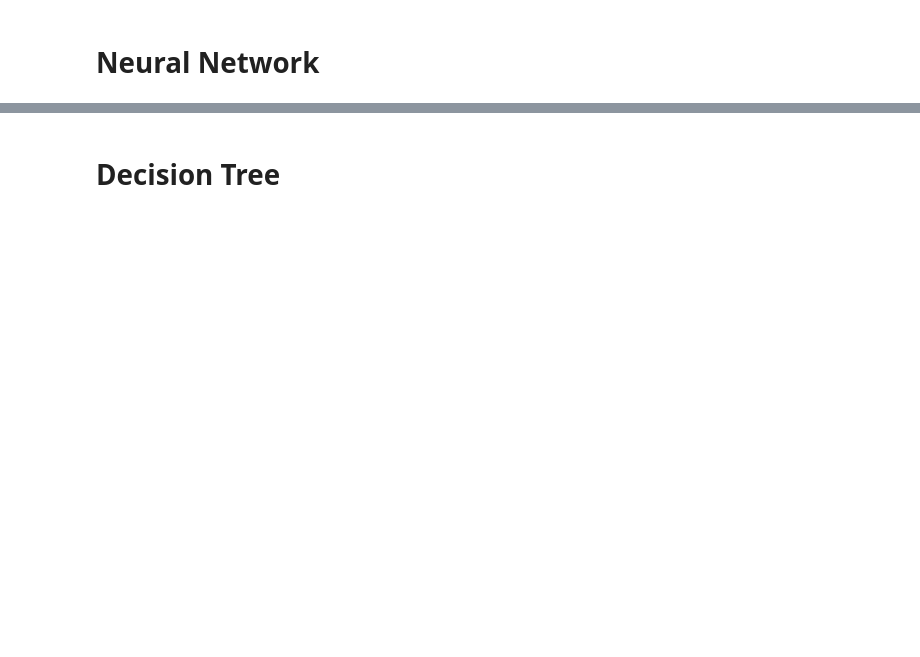
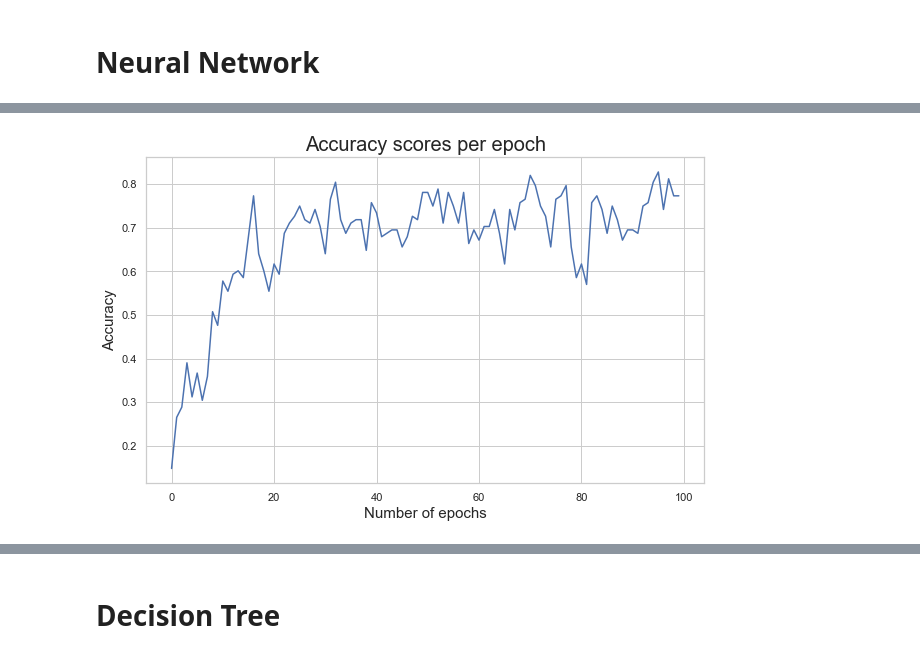
Before and after one commit to HubertWojcik10/machine_learning_project, a Jupyter notebook: main.ipynb, the cells around one changed output, grey strips where cells are left out. Drawn from its saved outputs; the diff is of its cells as text; code cells hidden in the pictures; blank space fills up the shorter version.

```diff
--- a/main.ipynb
+++ b/main.ipynb
@@ -323,9 +269,8 @@ results = []
 # %%
-for lr in learning_rates:
-    for activation_name in activation_names:
-        for batch_size in batch_sizes:
-            nn = NeuralNetwork(test=True, activation_name=activation_name, learning_rate=lr)
-            res = nn.TRAIN(X_train, y_train, epochs=40, testing=False)
-            results.append(res)
-            nn.TEST(X_test, y_test)
+#activation function
+# and regularization
+
+nn = NeuralNetwork(test=True, activation_name='sigmoid')
+df = nn.TRAIN(X_train, y_train, epochs=100, testing=True)
+nn.TEST(X_test, y_test)
 # %% [output]
@@ -354,0 +294,8 @@ Epoch 199, loss: 0.090625, accuracy: 0.546875
+# %%
+fig, ax= plt.subplots(figsize= (10,6));
+
+ax.set_xlabel('Number of epochs', fontsize= 15)
+ax.set_ylabel('Accuracy', fontsize=15)
+ax.set_title('Accuracy scores per epoch', fontsize=20)
+sns.lineplot(x='epoch', y='accuracy',data=df)
+# %% [output]
@@ -354,0 +303 @@ Epoch 199, loss: 0.090625, accuracy: 0.546875
+[figure, added]
```
Also changed, not shown: parts of 19 cells of this notebook.
